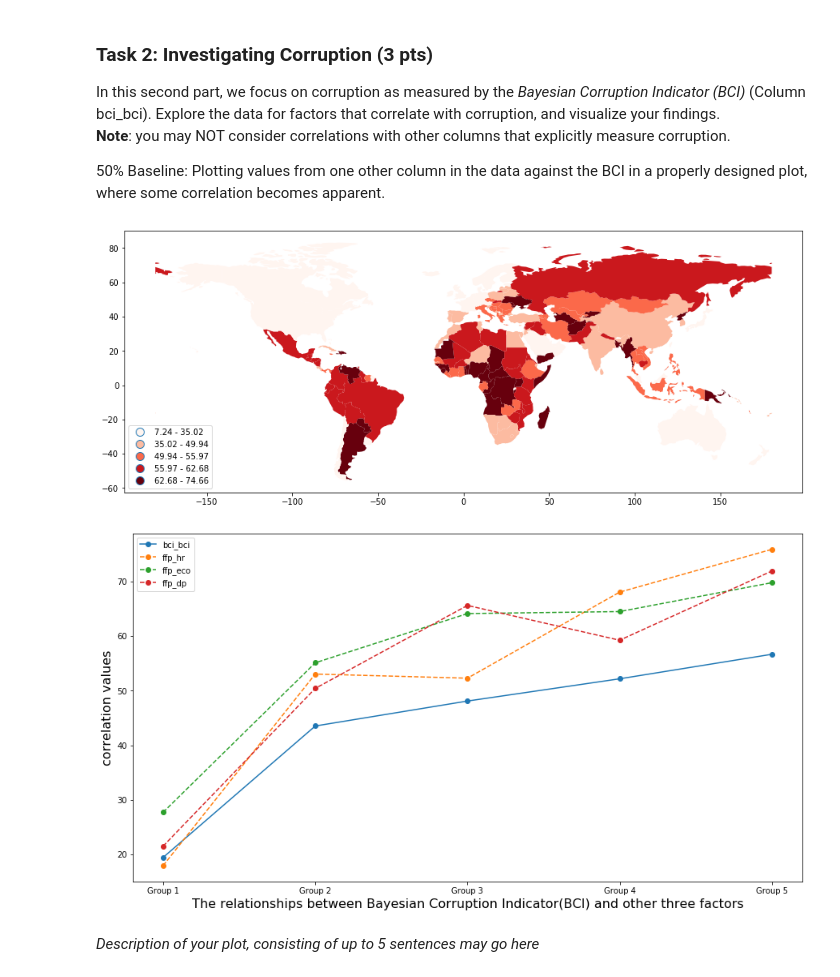
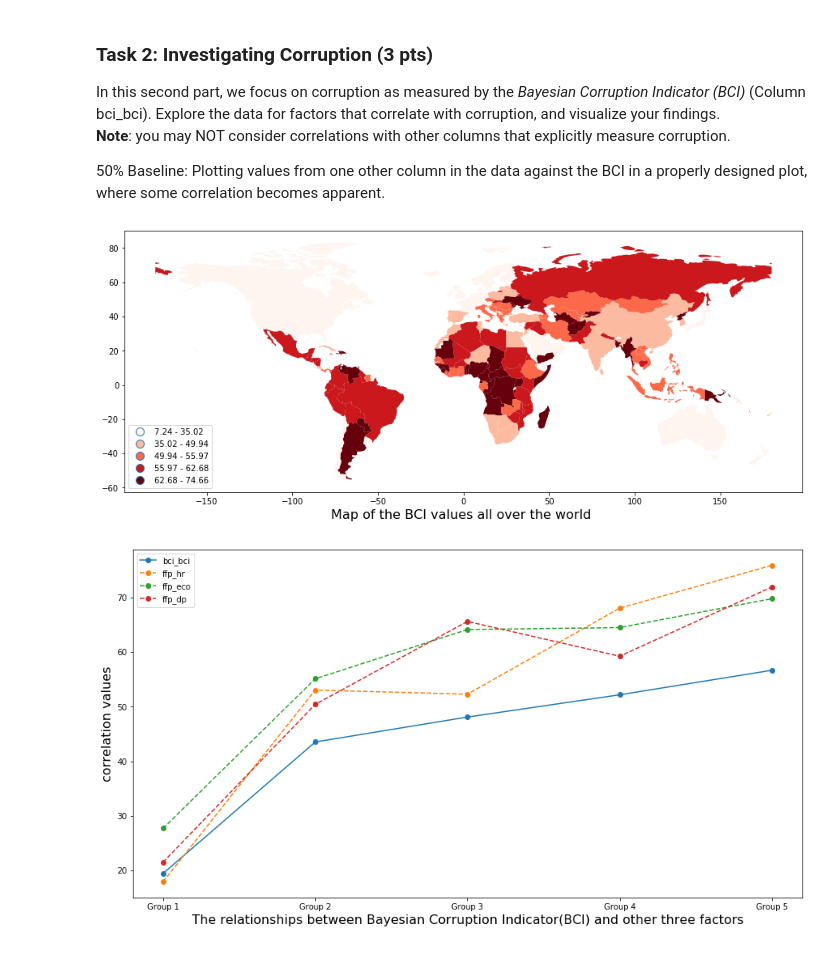
Before and after one commit to MaDolphin/Social-Data-Science, a Jupyter notebook: assignment_1/haikun_home_assignment_1.ipynb, the cells around one changed output. Saved outputs shown, nothing was run; the diff lists cells and outputs as text; code cells hidden in the pictures.

```diff
--- a/assignment_1/haikun_home_assignment_1.ipynb
+++ b/assignment_1/haikun_home_assignment_1.ipynb
@@ -168,7 +168,7 @@ fig, ax = plt.subplots(1, figsize=(15, 8))
 # gdf.plot(column='bci_bci', ax=ax, legend=True, cax=cax)
 
 gdf.plot(column='bci_bci',cmap='Reds',ax=ax, scheme='quantiles', legend=True, legend_kwds={'loc': 'lower left'}) #OrRd
-
+plt.xlabel("Map of the BCI values all over the world ",fontsize=16)
 ##################################################################################################################################
 
 df_all = pd.merge(data_qog,df_country,left_on='ccodealp',right_on='alpha-3')
@@ -186,40 +186,45 @@ for i in sub_region:
 df_corr = df_corr.sort_values(by=['bci_bci'])
 
 sub_group = ['Group 1','Group 2','Group 3','Group 4','Group 5']
+# The sub-region has been divided into 5 groups, as follows:
+# Group 1: Australia and New Zealand, Western Europe, Northern Europe, Northern America
+# Group 2: Western Asia, Eastern Asia, Polynesia, Southern Europe
+# Group 3: South-eastern Asia, Micronesia, Latin America and the Caribbean
+# Group 4: Melanesia, Northern Africa, Southern Asia, Eastern Europe
+# Group 5: Central Asia, Sub-Saharan Africa
+
 df_corr_group = pd.DataFrame(np.zeros(len(sub_group)*len(col)).reshape(len(sub_group),len(col)),index=sub_group,columns=col)
 
 df_corr_1 = df_corr.iloc[0:4, 0:5]
 for temp_val in col:
     df_corr_group.loc[sub_group[0],temp_val] = df_corr_1.mean()[temp_val]
 
 df_corr_2 = df_corr.iloc[4:8, 0:5]
 for temp_val in col:
     df_corr_group.loc[sub_group[1],temp_val] = df_corr_2.mean()[temp_val]
 
 df_corr_3 = df_corr.iloc[8:11, 0:5]
 for temp_val in col:
     df_corr_group.loc[sub_group[2],temp_val] = df_corr_3.mean()[temp_val]
 
 df_corr_4 = df_corr.iloc[11:15, 0:5]
 for temp_val in col:
     df_corr_group.loc[sub_group[3],temp_val] = df_corr_4.mean()[temp_val]
 
 df_corr_5 = df_corr.iloc[15:, 0:5]
 for temp_val in col:
     df_corr_group.loc[sub_group[4],temp_val] = df_corr_5.mean()[temp_val]
 
 plt.figure(figsize=(15,8))
 plt.plot(df_corr_group['bci_bci'],label='bci_bci', marker='o')
 plt.plot(df_corr_group['ffp_hr']*10,label='ffp_hr', marker='o',linestyle='--')
 plt.plot(df_corr_group['ffp_eco']*10,label='ffp_eco', marker='o',linestyle='--')
 plt.plot(df_corr_group['ffp_dp']*10,label='ffp_dp', marker='o',linestyle='--')
 
 plt.xlabel("The relationships between Bayesian Corruption Indicator(BCI) and other three factors",fontsize=16)
 plt.ylabel("correlation values",fontsize=16)
 plt.legend()
 plt.show()
 # %% [output]
-[figure, old version]
+[figure, new version]
 [figure]
-# %% [markdown]
-_Description of your plot, consisting of up to 5 sentences may go here_
```
Also changed, not shown: parts of 2 cells of this notebook.
